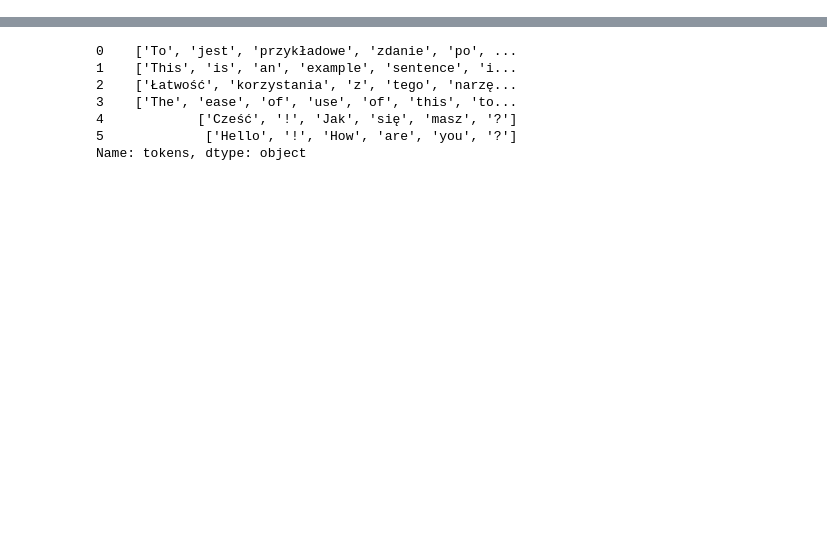
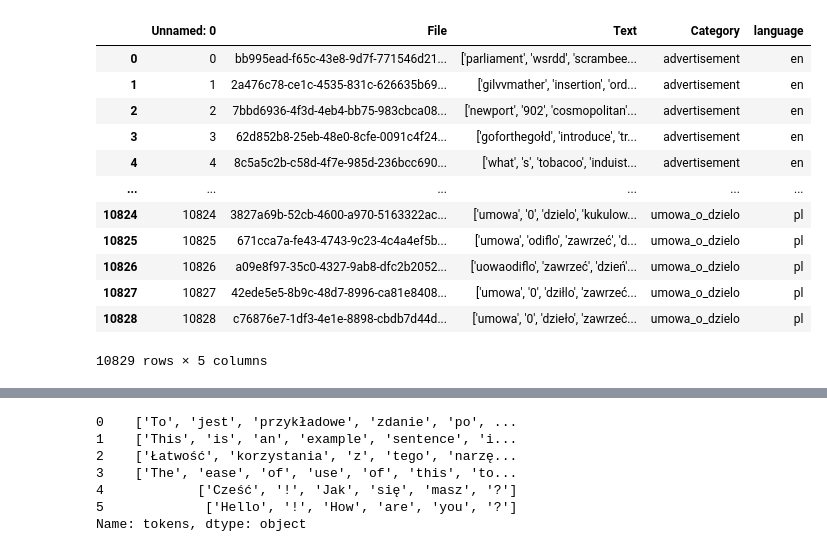
Before and after one commit to WJakubowsk/HackING2023, a Jupyter notebook: src/notebooks/svm_pipeline.ipynb, the cells around one changed output, grey strips where cells are left out. Drawn from its saved outputs; the diff is of its cells as text; code cells hidden in the pictures; blank space fills up the shorter version.

Commit message:
preprocess_text_streamlit

```diff
--- a/src/notebooks/svm_pipeline.ipynb
+++ b/src/notebooks/svm_pipeline.ipynb
@@ -0,0 +8,17 @@
+# %%
+df_preprocessed = pd.read_csv('C:\\Users\\Janek\\Downloads\\df_train_preprocessed.csv')
+df_preprocessed
+# %% [output]
+|  | Unnamed: 0 | File | Text | Category | language |
+| 0 | 0 | bb995ead-f65c-43e8-9d7f-771546d21... | ['parliament', 'wsrdd', 'scrambee... | advertisement | en |
+| 1 | 1 | 2a476c78-ce1c-4535-831c-626635b69... | ['gilvvmather', 'insertion', 'ord... | advertisement | en |
+| 2 | 2 | 7bbd6936-4f3d-4eb4-bb75-983cbca08... | ['newport', '902', 'cosmopolitan'... | advertisement | en |
+| 3 | 3 | 62d852b8-25eb-48e0-8cfe-0091c4f24... | ['goforthegołd', 'introduce', 'tr... | advertisement | en |
+| 4 | 4 | 8c5a5c2b-c58d-4f7e-985d-236bcc690... | ['what', 's', 'tobacoo', 'induist... | advertisement | en |
+| ... | ... | ... | ... | ... | ... |
+| 10824 | 10824 | 3827a69b-52cb-4600-a970-5163322ac... | ['umowa', '0', 'dzielo', 'kukulow... | umowa_o_dzielo | pl |
+| 10825 | 10825 | 671cca7a-fe43-4743-9c23-4c4a4ef5b... | ['umowa', 'odiflo', 'zawrzeć', 'd... | umowa_o_dzielo | pl |
+| 10826 | 10826 | a09e8f97-35c0-4327-9ab8-dfc2b2052... | ['uowaodiflo', 'zawrzeć', 'dzień'... | umowa_o_dzielo | pl |
+| 10827 | 10827 | 42ede5e5-8b9c-48d7-8996-ca81e8408... | ['umowa', '0', 'dziłlo', 'zawrzeć... | umowa_o_dzielo | pl |
+| 10828 | 10828 | c76876e7-1df3-4e1e-8898-cbdb7d44d... | ['umowa', '0', 'dzieło', 'zawrzeć... | umowa_o_dzielo | pl |
+10829 rows × 5 columns
```
Also changed, not shown: parts of 17 cells of this notebook, 3 other files.
